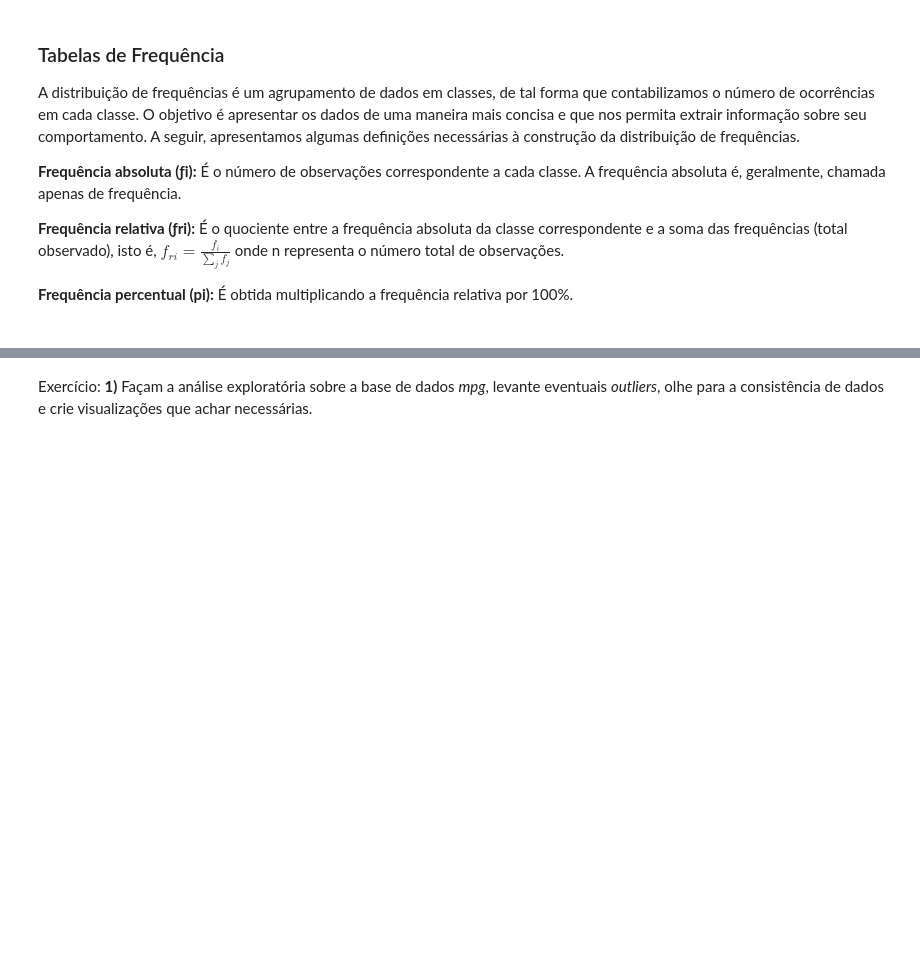
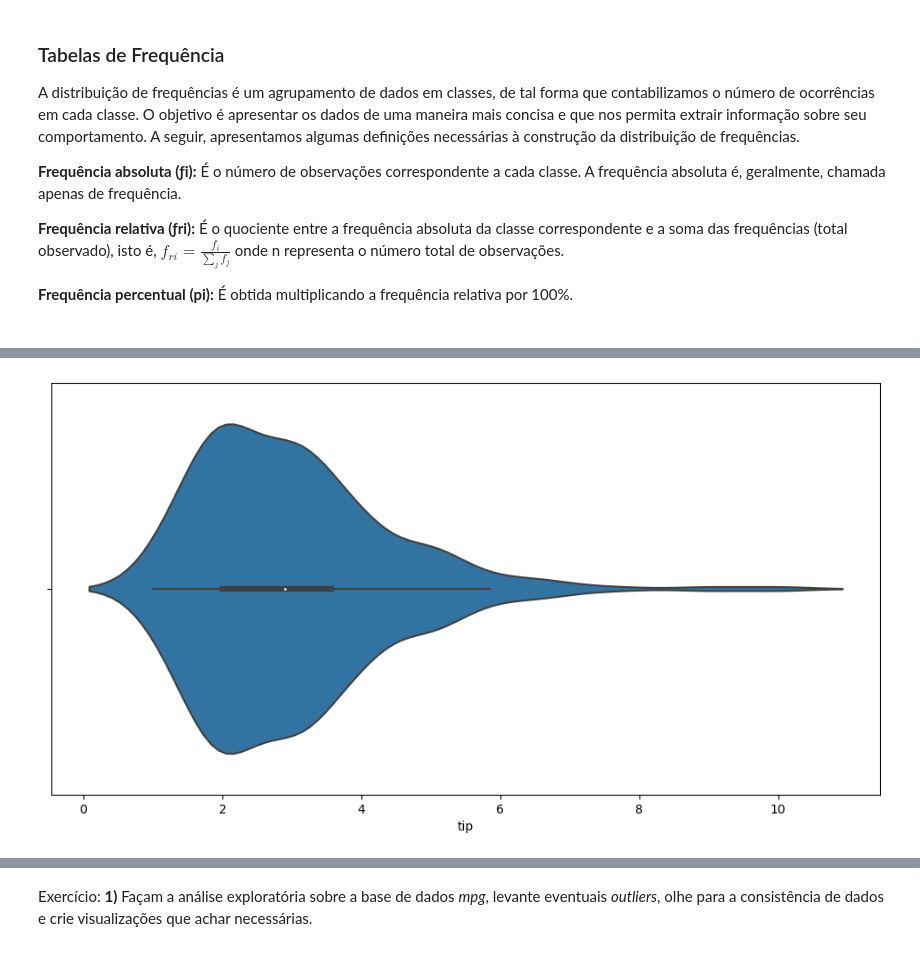
Before and after one commit to karibeam/DS_Americanas_922, a Jupyter notebook: Aula 2 - Estatística Descritiva.ipynb, the cells around one changed output, grey strips where cells are left out. Saved outputs shown, nothing was run; the diff lists cells and outputs as text; code cells hidden in the pictures; blank space fills up the shorter version.

```diff
--- a/Aula 2 - Estatística Descritiva.ipynb
+++ b/Aula 2 - Estatística Descritiva.ipynb
@@ -269,0 +459,11 @@ A distribuição de frequências é um agrupamento de dados em classes, de tal f
+# %%
+# Define o tamanho da figuta
+plt.figure(figsize=(12, 6))
+
+# Cria um BoxPlot
+sns.violinplot(data=df, x="tip")
+
+#Mostra o gráfico
+plt.show()
+# %% [output]
+[figure, added]
```
Also changed, not shown: parts of 18 cells of this notebook.
